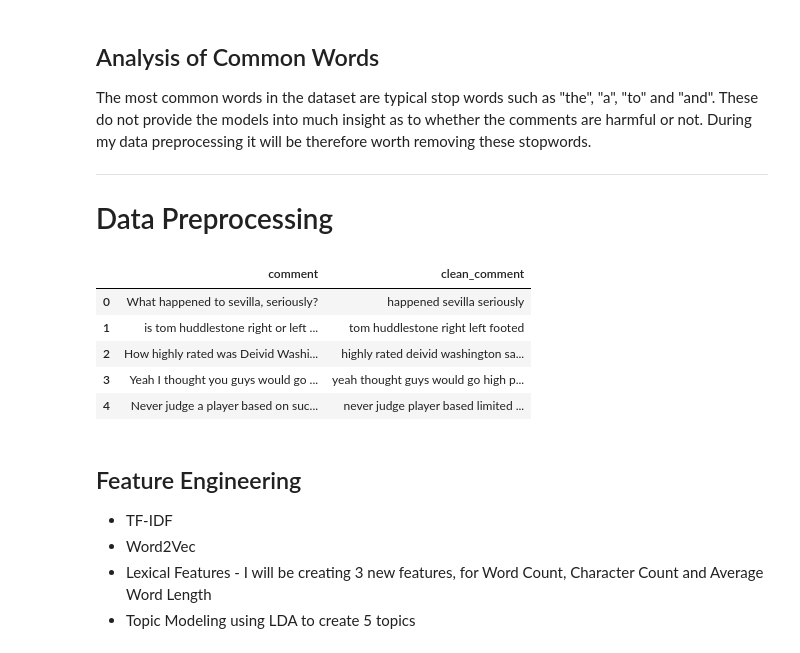
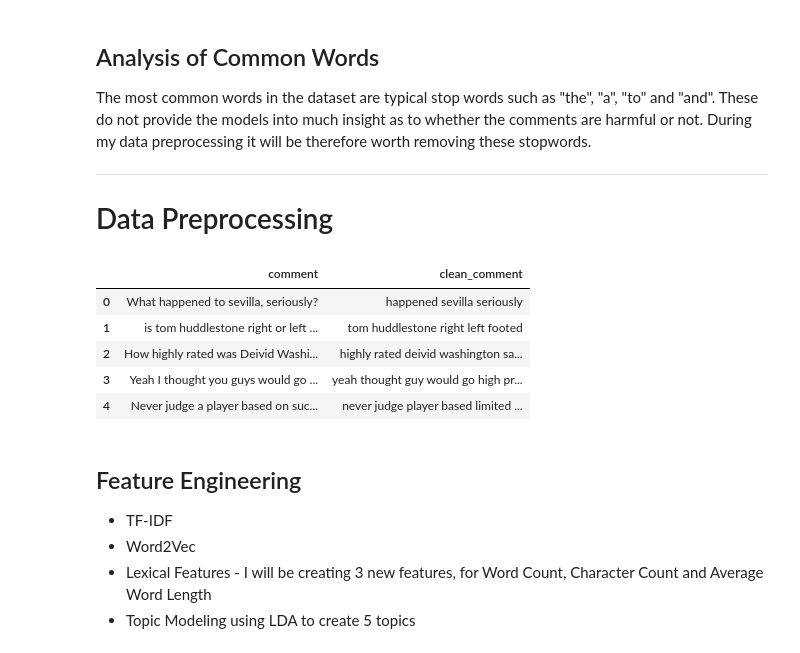
Before and after one commit to zakplum/final-year-project, a Jupyter notebook: model/XGBoost.ipynb, the cells around one changed output. Drawn from its saved outputs; the diff is of its cells as text; code cells hidden in the pictures.

```diff
--- a/model/XGBoost.ipynb
+++ b/model/XGBoost.ipynb
@@ -170,26 +171,28 @@ The most common words in the dataset are typical stop words such as "the", "a",
 ***
 # Data Preprocessing
 # %%
-# Basic Text Cleaning: removes URLS, punctuation, numbers and stopwords
-# Converts all to lowercase
+# Basic Text Cleaning
 def clean_text(text):
-    text = text.lower()
-    text = re.sub(r'http\S+|www\S+|https\S+', '', text, flags=re.MULTILINE)
-    text = re.sub(r'[^\w\s]', '', text)
-    text = re.sub(r'\d+', '', text)
-    stop_words = set(stopwords.words('english'))
+    text = text.lower() #lowercase
+    text = re.sub(r'http\S+|www\S+|https\S+', '', text, flags=re.MULTILINE)#urls
+    text = re.sub(r'[^\w\s]', '', text)#non-word characters
+    text = re.sub(r'[\.\,\'\"\!\?\:\;\-\=]', ' ', text)#punctuation
+    text = re.sub(r'\d+', '', text)#numbers
+    stop_words = set(stopwords.words('english'))#stopwords
     text = ' '.join([word for word in text.split() if word not in stop_words])
+    lemmatizer = WordNetLemmatizer()#lemmatization
+    text = ' '.join([lemmatizer.lemmatize(word) for word in text.split()])
     return text
 
 # Apply function to comment column in data and display head of clean comments
 data['clean_comment'] = data['comment'].apply(clean_text)
 data[['comment', 'clean_comment']].head()
 # %% [output]
 |  | comment | clean_comment |
 | 0 | What happened to sevilla, seriously? | happened sevilla seriously |
 | 1 | is tom huddlestone right or left ... | tom huddlestone right left footed |
 | 2 | How highly rated was Deivid Washi... | highly rated deivid washington sa... |
-| 3 | Yeah I thought you guys would go ... | yeah thought guys would go high p... |
+| 3 | Yeah I thought you guys would go ... | yeah thought guy would go high pr... |
 | 4 | Never judge a player based on suc... | never judge player based limited ... |
 # %% [markdown]
 ## Feature Engineering
```
Also changed, not shown: parts of 23 cells of this notebook, 24 other files.
